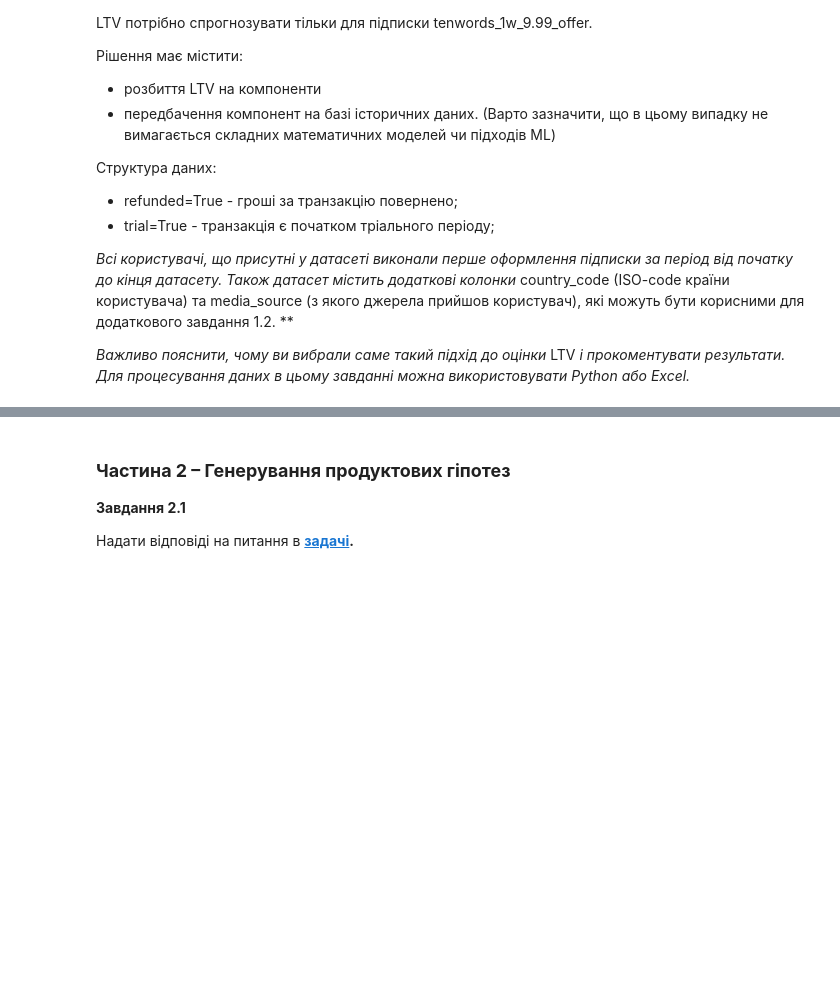
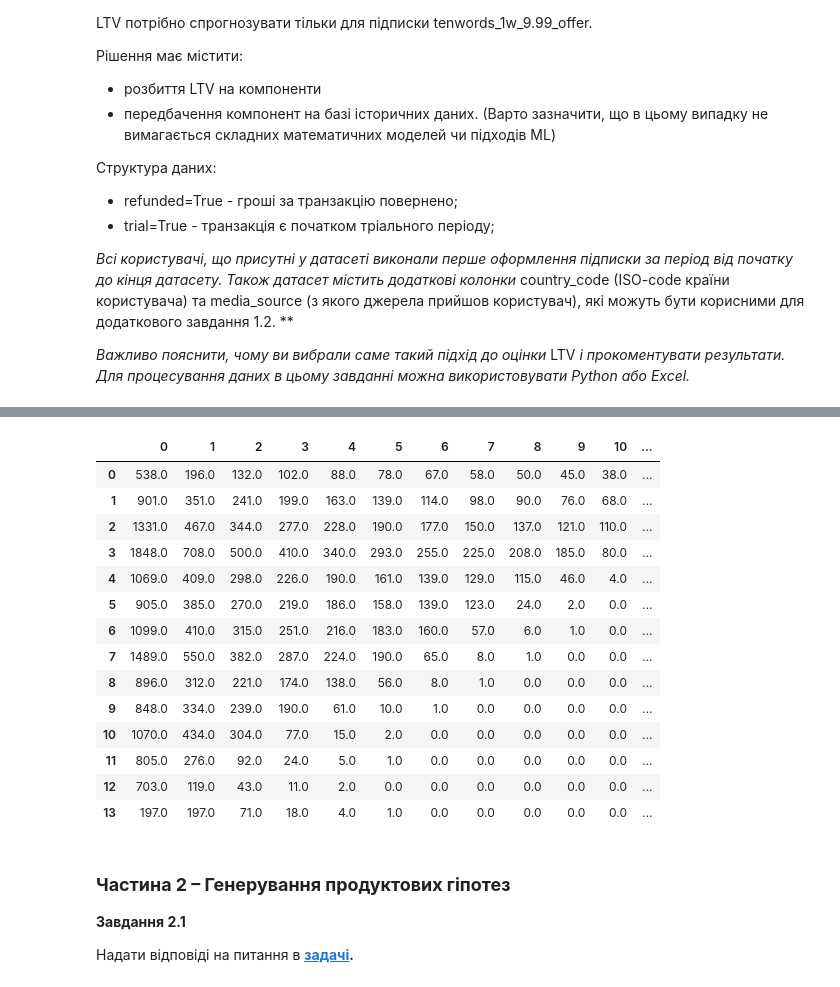
Before and after one commit to platothecynic/test_task, a Jupyter notebook: Untitled.ipynb, the cells around one changed output, grey strips where cells are left out. Drawn from its saved outputs; the diff is of its cells as text; code cells hidden in the pictures; blank space fills up the shorter version.

```diff
--- a/Untitled.ipynb
+++ b/Untitled.ipynb
@@ -405,0 +382,3 @@ See the caveats in the documentation: https://pandas.pydata.org/pandas-docs/stab
+# %%
+temp = temp.merge(temp.groupby('user_id').agg(first_date=('purchase_date', 'min')).reset_index(), how='inner', left_on='user_id', right_on='user_id')
+temp
@@ -406,3 +569,35 @@ See the caveats in the documentation: https://pandas.pydata.org/pandas-docs/stab
+# %%
+#Використовуючи середню конверсію в наступний ребіл, дорахуємо кількість можливих ребілів, для наших когорт по місяцях
+lst = []
+for index, row in df_unmelted.iterrows():
+    lst1 = []
+
+    for i in range(1,15):
+        lst1.append(row[i])
+    lst.append(lst1)
+
+for index,value in enumerate(lst):
+    #print(index,value)
+    for index2, value2 in enumerate(value):
+        if value2 == 0:
+            lst[index][index2] = round(value[index2-1] * df_unmelted_new[index2][0] / 100)
+pd.DataFrame(lst)
+# %% [output]
+|  | 0 | 1 | 2 | 3 | 4 | 5 | 6 | 7 | 8 | 9 | 10 | ... |
+| 0 | 538.0 | 196.0 | 132.0 | 102.0 | 88.0 | 78.0 | 67.0 | 58.0 | 50.0 | 45.0 | 38.0 | ... |
+| 1 | 901.0 | 351.0 | 241.0 | 199.0 | 163.0 | 139.0 | 114.0 | 98.0 | 90.0 | 76.0 | 68.0 | ... |
+| 2 | 1331.0 | 467.0 | 344.0 | 277.0 | 228.0 | 190.0 | 177.0 | 150.0 | 137.0 | 121.0 | 110.0 | ... |
+| 3 | 1848.0 | 708.0 | 500.0 | 410.0 | 340.0 | 293.0 | 255.0 | 225.0 | 208.0 | 185.0 | 80.0 | ... |
+| 4 | 1069.0 | 409.0 | 298.0 | 226.0 | 190.0 | 161.0 | 139.0 | 129.0 | 115.0 | 46.0 | 4.0 | ... |
+| 5 | 905.0 | 385.0 | 270.0 | 219.0 | 186.0 | 158.0 | 139.0 | 123.0 | 24.0 | 2.0 | 0.0 | ... |
+| 6 | 1099.0 | 410.0 | 315.0 | 251.0 | 216.0 | 183.0 | 160.0 | 57.0 | 6.0 | 1.0 | 0.0 | ... |
+| 7 | 1489.0 | 550.0 | 382.0 | 287.0 | 224.0 | 190.0 | 65.0 | 8.0 | 1.0 | 0.0 | 0.0 | ... |
+| 8 | 896.0 | 312.0 | 221.0 | 174.0 | 138.0 | 56.0 | 8.0 | 1.0 | 0.0 | 0.0 | 0.0 | ... |
+| 9 | 848.0 | 334.0 | 239.0 | 190.0 | 61.0 | 10.0 | 1.0 | 0.0 | 0.0 | 0.0 | 0.0 | ... |
+| 10 | 1070.0 | 434.0 | 304.0 | 77.0 | 15.0 | 2.0 | 0.0 | 0.0 | 0.0 | 0.0 | 0.0 | ... |
+| 11 | 805.0 | 276.0 | 92.0 | 24.0 | 5.0 | 1.0 | 0.0 | 0.0 | 0.0 | 0.0 | 0.0 | ... |
+| 12 | 703.0 | 119.0 | 43.0 | 11.0 | 2.0 | 0.0 | 0.0 | 0.0 | 0.0 | 0.0 | 0.0 | ... |
+| 13 | 197.0 | 197.0 | 71.0 | 18.0 | 4.0 | 1.0 | 0.0 | 0.0 | 0.0 | 0.0 | 0.0 | ... |
 # %% [markdown]
 ### **Частина 2 – Генерування продуктових гіпотез**
 
```
Also changed, not shown: parts of 23 cells of this notebook.
